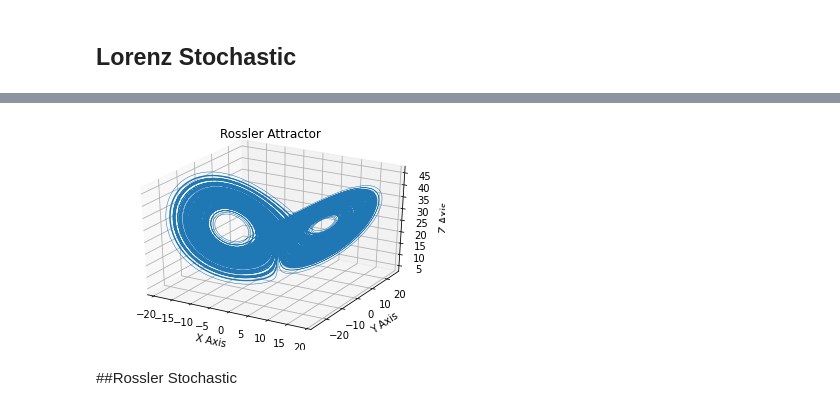
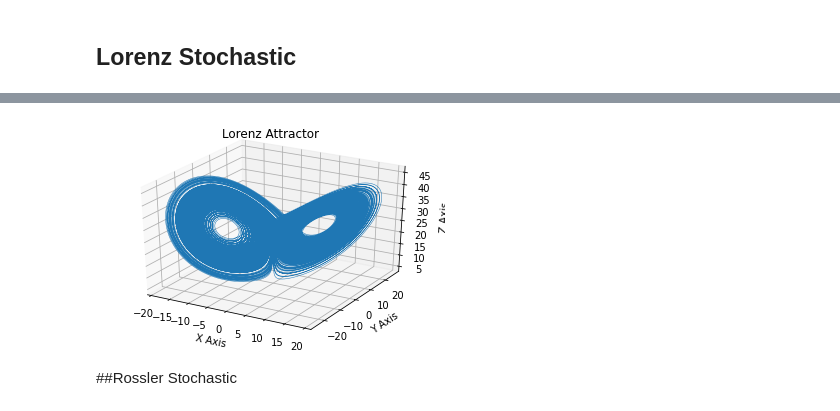
Before and after one commit to akarsh1207/Time-Series-Forecasting-and-Filtering, a Jupyter notebook: Lorenz_+_Rosslers_Attractors_+_Noise.ipynb, the cells around one changed output, grey strips where cells are left out. Saved outputs shown, nothing was run; the diff lists cells and outputs as text; code cells hidden in the pictures.

```diff
--- a/Lorenz_+_Rosslers_Attractors_+_Noise.ipynb
+++ b/Lorenz_+_Rosslers_Attractors_+_Noise.ipynb
@@ -128,15 +131,15 @@ z1 = a[:,2]
 # %%
 Visualisation = plt.figure().add_subplot(projection='3d')
 
 Visualisation.plot(x1,y1,z1, lw=0.5)
 Visualisation.set_xlabel("X Axis")
 Visualisation.set_ylabel("Y Axis")
 Visualisation.set_zlabel("Z Axis")
-Visualisation.set_title("Rossler Attractor")
+Visualisation.set_title("Lorenz Attractor")
 
 plt.show()
 # %% [output]
-[figure, old version]
+[figure, new version]
 # %% [markdown]
 ##Rossler Stochastic
 # %%
```
Also changed, not shown: parts of 59 cells of this notebook.
